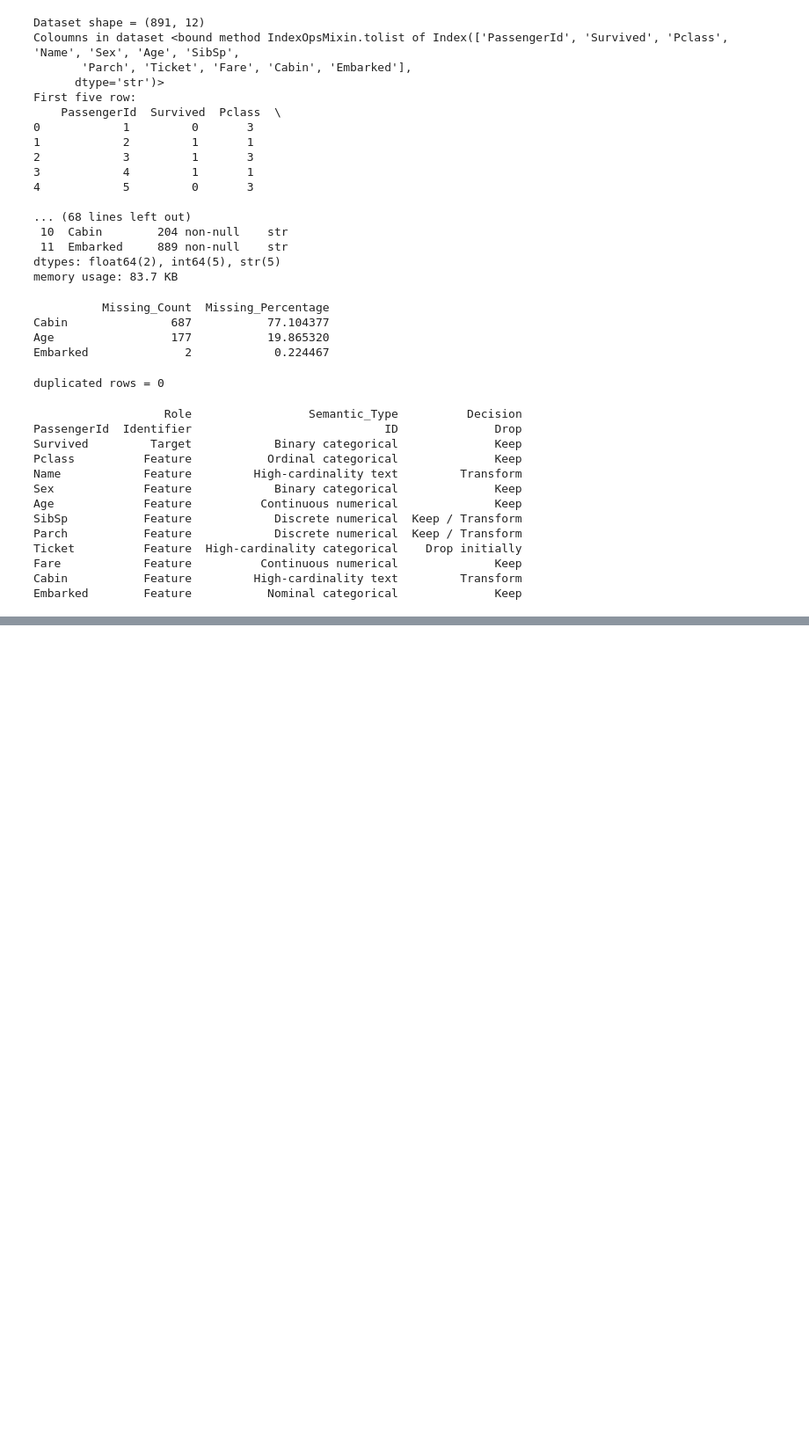
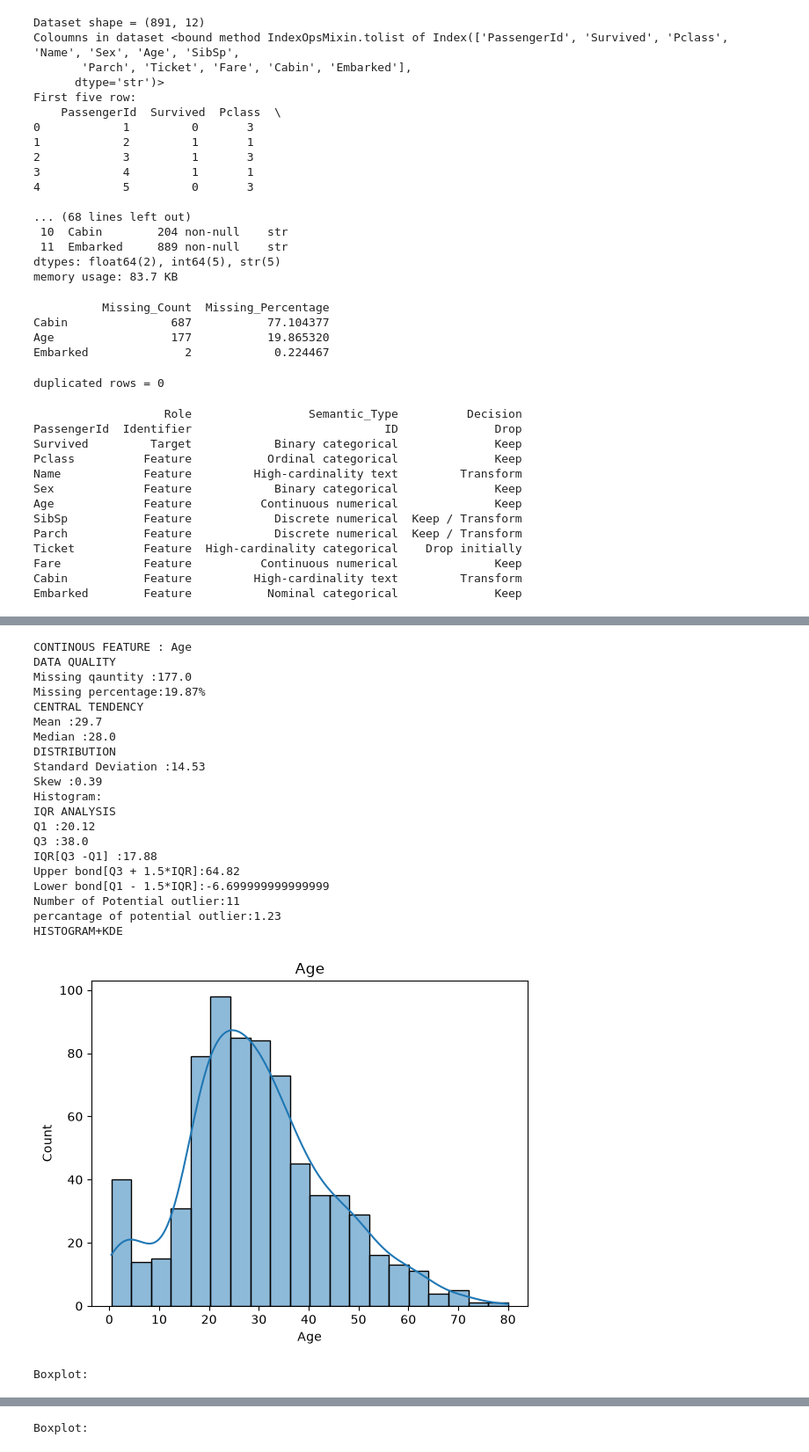
Before and after one commit to prabhatkulkarni/Titanic-Survival-Prediction, a Jupyter notebook: notebooks/01_eda.ipynb, the cells around one changed output, grey strips where cells are left out. Shown at 88% size. Cells and saved outputs as stored; diff of their text form; code cells hidden in the pictures; blank space fills up the shorter version.

Commit message:
analyze continuous function in notebook update

```diff
--- a/notebooks/01_eda.ipynb
+++ b/notebooks/01_eda.ipynb
@@ -124,0 +134,70 @@ print(column_groups["continuous_numerical"])
+# %%
+def analyze_continous(df : pd.DataFrame, columns: list[str]):
+    for col in columns:
+
+        print(f"CONTINUOUS FEATURE : {col}")
+
+        print("DATA QUALITY")
+        print(f"Missing quantity :{float(df[col].isnull().sum())}")
+        print(f"Missing percentage:{round(float(df[col].isnull().sum()/df[col].shape[0]*100),2)}%")
+
+        print("CENTRAL TENDENCY")
+        print(f"Mean :{round(float(df[col].mean()),2)}")
+        print(f"Median :{round(float(df[col].median()),2)}")
+
+        print("DISTRIBUTION")
+        print(f"Standard Deviation :{round(float(df[col].std()),2)}")
+        print(f"Skew :{round(float(df[col].skew()),2)}")
+        print("Histogram:")
+
+        print("IQR ANALYSIS")
+
+        q1 = round(float(df[col].quantile(0.25)),2)
+        q3 = round(float(df[col].quantile(0.75)),2)
+        iqr = q3 - q1
+        upper_bound = q3 + (1.5*iqr)
+        lower_bound = q1 - (1.5*iqr)
+        potential_outliers: pd.DataFrame = df[(df[col] < lower_bound) | (df[col] > upper_bound)]
+        percentage_of_potenial_outlier = round(potential_outliers.shape[0]/df[col].shape[0]*100,2)
+
+        print(f"Q1 :{q1}")
+        print(f"Q3 :{q3}")
+        print(f"IQR[Q3 -Q1] :{iqr}")
+        print(f"Upper bound[Q3 + 1.5*IQR]:{upper_bound} ")
+        print(f"Lower bound[Q1 - 1.5*IQR]:{lower_bound} ")
+        print(f"Number of potential outlier:{potential_outliers.shape[0]} ")
+        print(f"percantage of potential outlier:{percentage_of_potenial_outlier}")
+
+        print("HISTOGRAM+KDE")
+        sns.histplot(data=df, x=col, kde=True)
+        plt.title(col)
+        plt.show()
+        print("Boxplot:")
+        sns.boxplot(data=df , x = col)
+        plt.title(f"Boxplot of {col}")
+        plt.xlabel(col)
+        plt.show()
+analyze_continous(df,column_groups["continuous_numerical"])
+# %% [output]
+CONTINOUS FEATURE : Age
+DATA QUALITY
+Missing qauntity :177.0
+Missing percentage:19.87%
+CENTRAL TENDENCY
+Mean :29.7
+Median :28.0
+DISTRIBUTION
+Standard Deviation :14.53
+Skew :0.39
+Histogram:
+IQR ANALYSIS
+Q1 :20.12
+Q3 :38.0
+IQR[Q3 -Q1] :17.88
+Upper bond[Q3 + 1.5*IQR]:64.82
+Lower bond[Q1 - 1.5*IQR]:-6.699999999999999
+Number of Potential outlier:11
+percantage of potential outlier:1.23
+HISTOGRAM+KDE
+[figure, added]
+Boxplot:
@@ -124,0 +226 @@ print(column_groups["continuous_numerical"])
+Boxplot:
```
Also changed, not shown: parts of 2 cells of this notebook.
